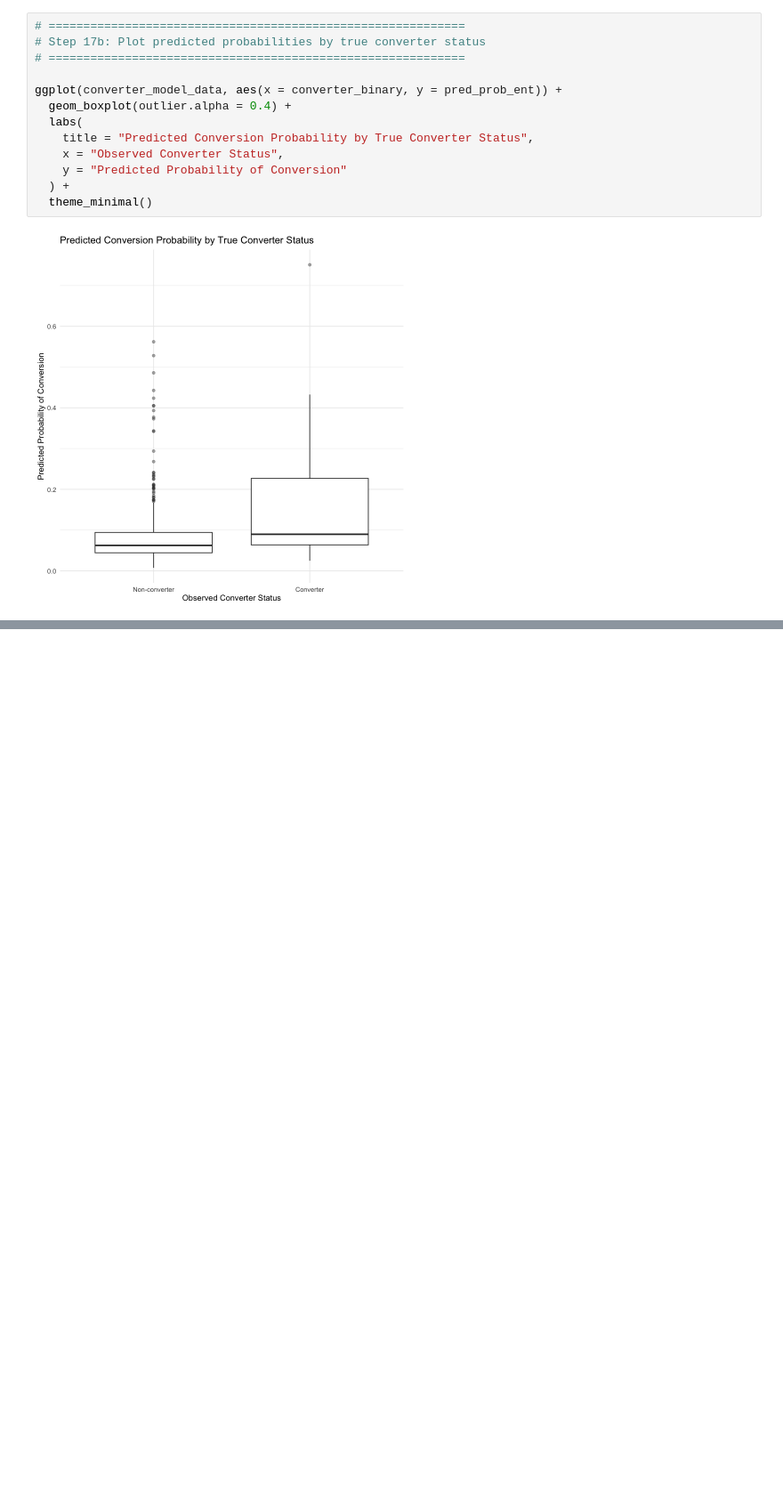
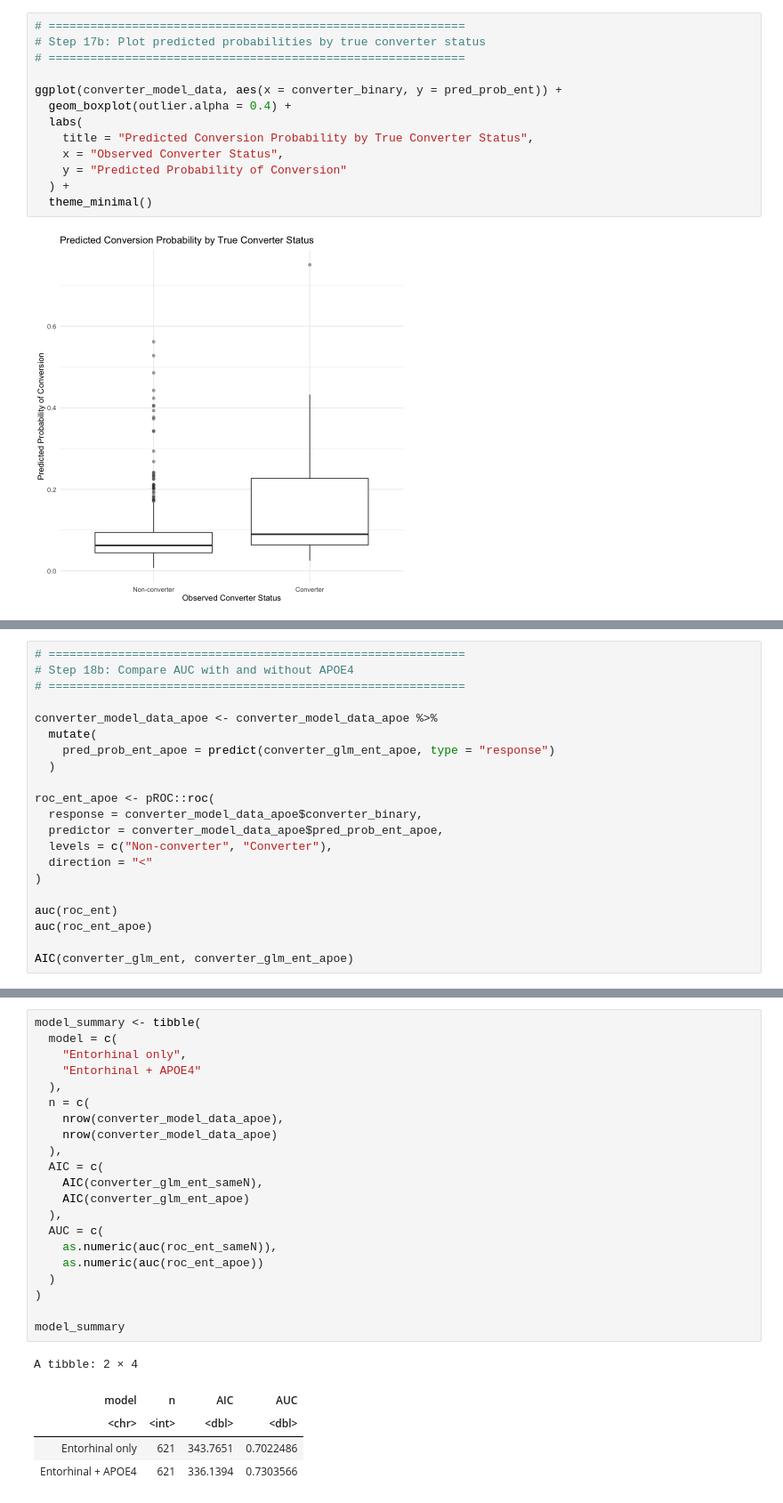
Before and after one commit to ACastellana0629/AD_onboarding, a Jupyter notebook: R_analysis/Analysis.ipynb, the cells around one changed output, grey strips where cells are left out. Shown at 89% size. Saved outputs shown, nothing was run; the diff lists cells and outputs as text; blank space fills up the shorter version.

```diff
--- a/R_analysis/Analysis.ipynb
+++ b/R_analysis/Analysis.ipynb
@@ -1801,0 +1864,21 @@ Predicted       Non-converter Converter
+# %%
+# ============================================================
+# Step 18b: Compare AUC with and without APOE4
+# ============================================================
+
+converter_model_data_apoe <- converter_model_data_apoe %>%
+  mutate(
+    pred_prob_ent_apoe = predict(converter_glm_ent_apoe, type = "response")
+  )
+
+roc_ent_apoe <- pROC::roc(
+  response = converter_model_data_apoe$converter_binary,
+  predictor = converter_model_data_apoe$pred_prob_ent_apoe,
+  levels = c("Non-converter", "Converter"),
+  direction = "<"
+)
+
+auc(roc_ent)
+auc(roc_ent_apoe)
+
+AIC(converter_glm_ent, converter_glm_ent_apoe)
@@ -1801,0 +1972,27 @@ Predicted       Non-converter Converter
+# %%
+model_summary <- tibble(
+  model = c(
+    "Entorhinal only",
+    "Entorhinal + APOE4"
+  ),
+  n = c(
+    nrow(converter_model_data_apoe),
+    nrow(converter_model_data_apoe)
+  ),
+  AIC = c(
+    AIC(converter_glm_ent_sameN),
+    AIC(converter_glm_ent_apoe)
+  ),
+  AUC = c(
+    as.numeric(auc(roc_ent_sameN)),
+    as.numeric(auc(roc_ent_apoe))
+  )
+)
+
+model_summary
+# %% [output]
+A tibble: 2 × 4
+| model | n | AIC | AUC |
+| <chr> | <int> | <dbl> | <dbl> |
+| Entorhinal only | 621 | 343.7651 | 0.7022486 |
+| Entorhinal + APOE4 | 621 | 336.1394 | 0.7303566 |
```
Also changed, not shown: parts of 20 cells of this notebook.
